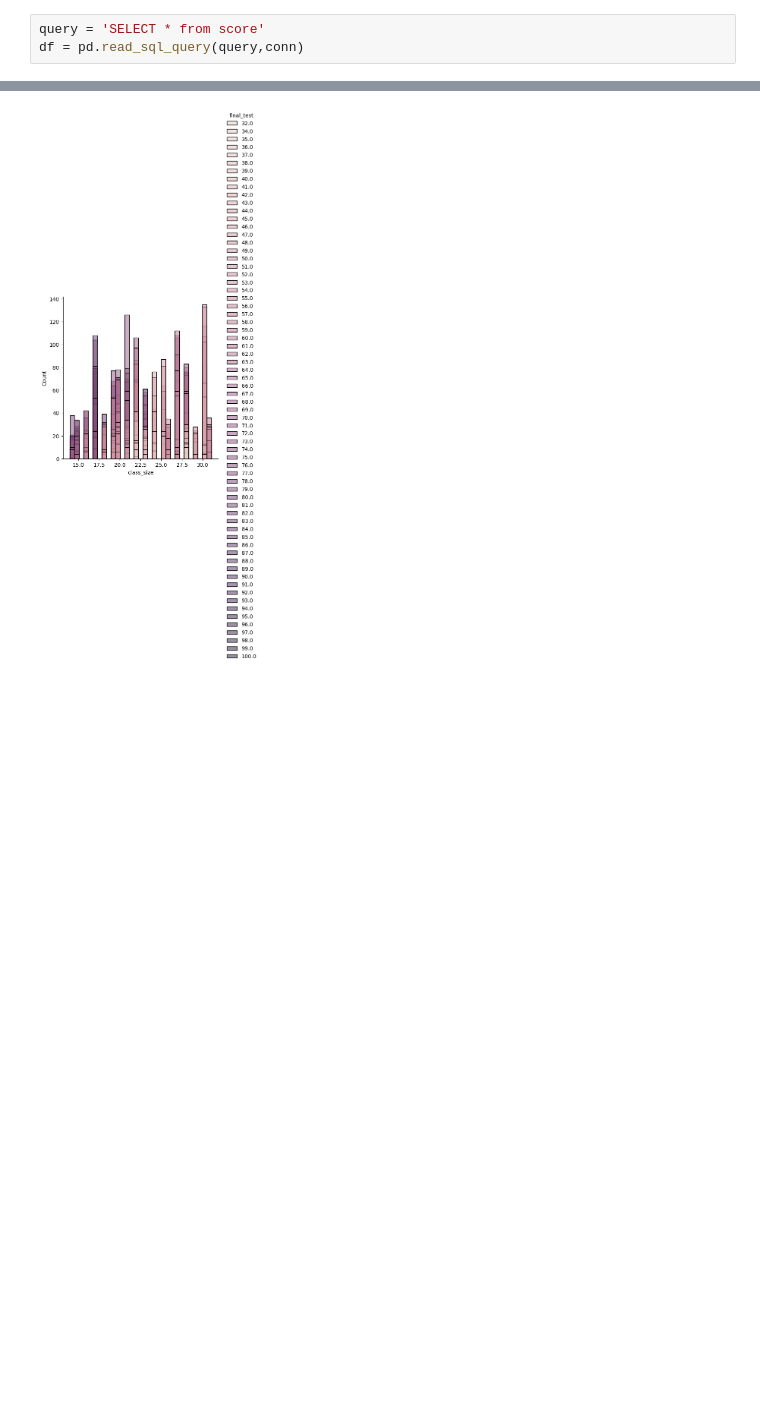
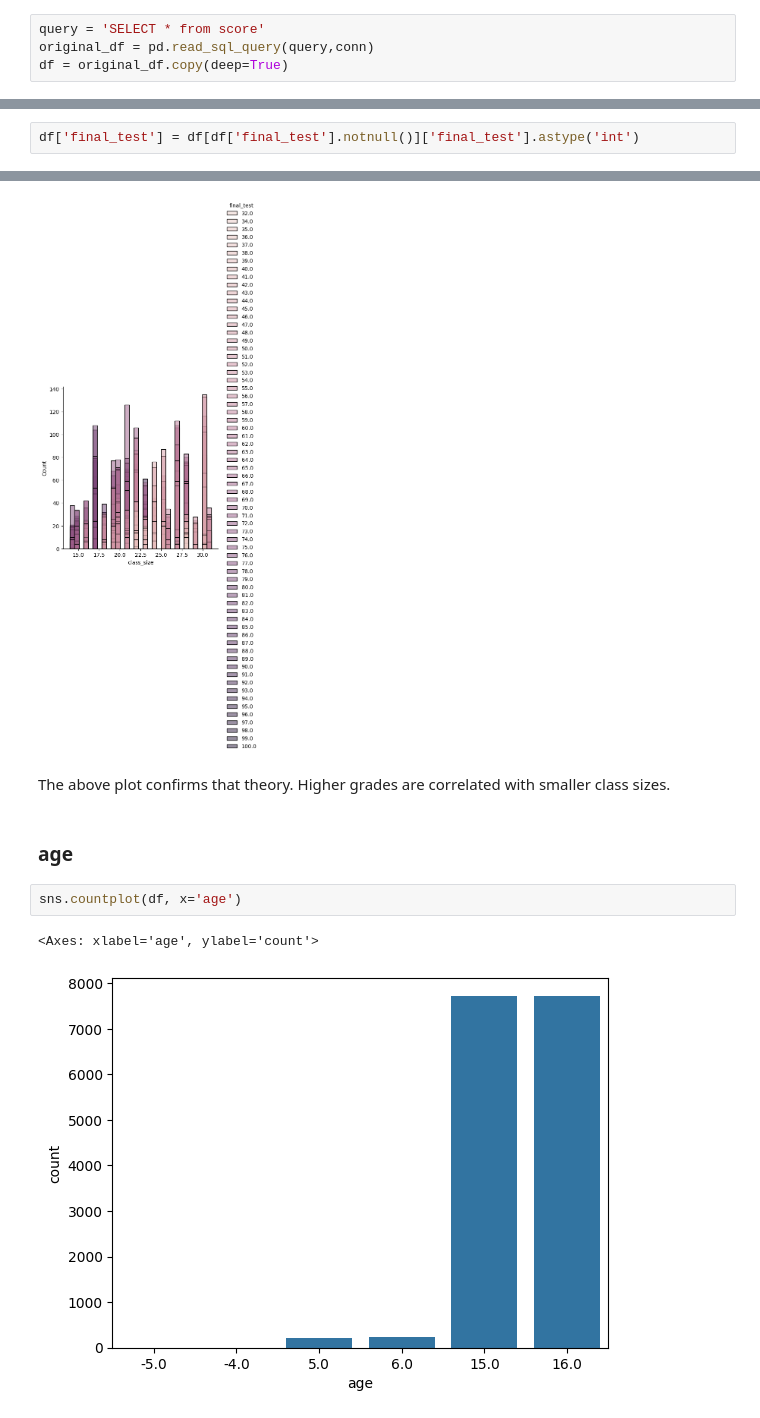
Before and after one commit to keiran0/AIAP-past-years-series, a Jupyter notebook: eda.ipynb, the cells around one changed output, grey strips where cells are left out. Saved outputs shown, nothing was run; the diff lists cells and outputs as text; blank space fills up the shorter version.

```diff
--- a/eda.ipynb
+++ b/eda.ipynb
@@ -31,7 +31,8 @@ cur.execute(query).fetchall()
 Pandas is then used to execute the query and provide the query results to the DataFrame constructor. The connection is closed after saving the query output into a DataFrame.
 # %%
 query = 'SELECT * from score'
-df = pd.read_sql_query(query,conn)
+original_df = pd.read_sql_query(query,conn)
+df = original_df.copy(deep=True)
 # %%
 conn.close()
 # %%
@@ -88,6 +89,8 @@ Data columns (total 18 columns):
  17  bag_color           15900 non-null  object
 dtypes: float64(6), int64(2), object(10)
 memory usage: 2.2+ MB
+# %%
+df['final_test'] = df[df['final_test'].notnull()]['final_test'].astype('int')
 # %% [markdown]
 The following is inferred from the below:
 - The index does not give us useful statistical information.
@@ -351,3 +354,12 @@ sns.displot(df, x='class_size', hue='final_test')
 # %% [output]
 <seaborn.axisgrid.FacetGrid at 0x...>
 [figure]
+# %% [markdown]
+The above plot confirms that theory. Higher grades are correlated with smaller class sizes.
+# %% [markdown]
+### age
+# %%
+sns.countplot(df, x='age')
+# %% [output]
+<Axes: xlabel='age', ylabel='count'>
+[figure, added]
```
Also changed, not shown: parts of 60 cells of this notebook.
